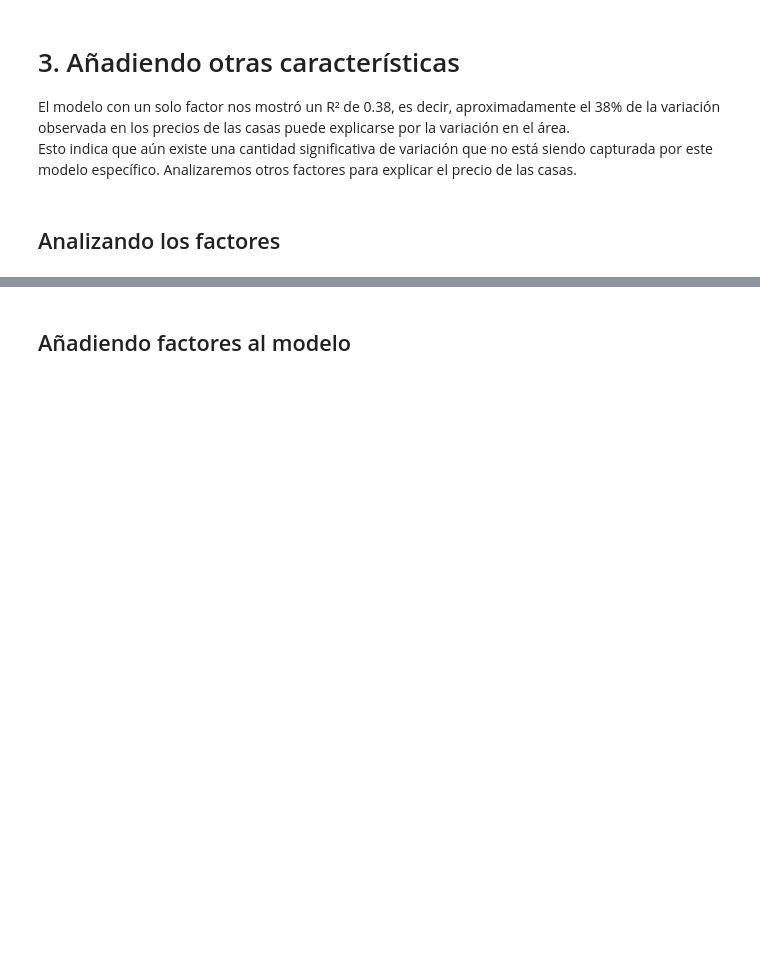
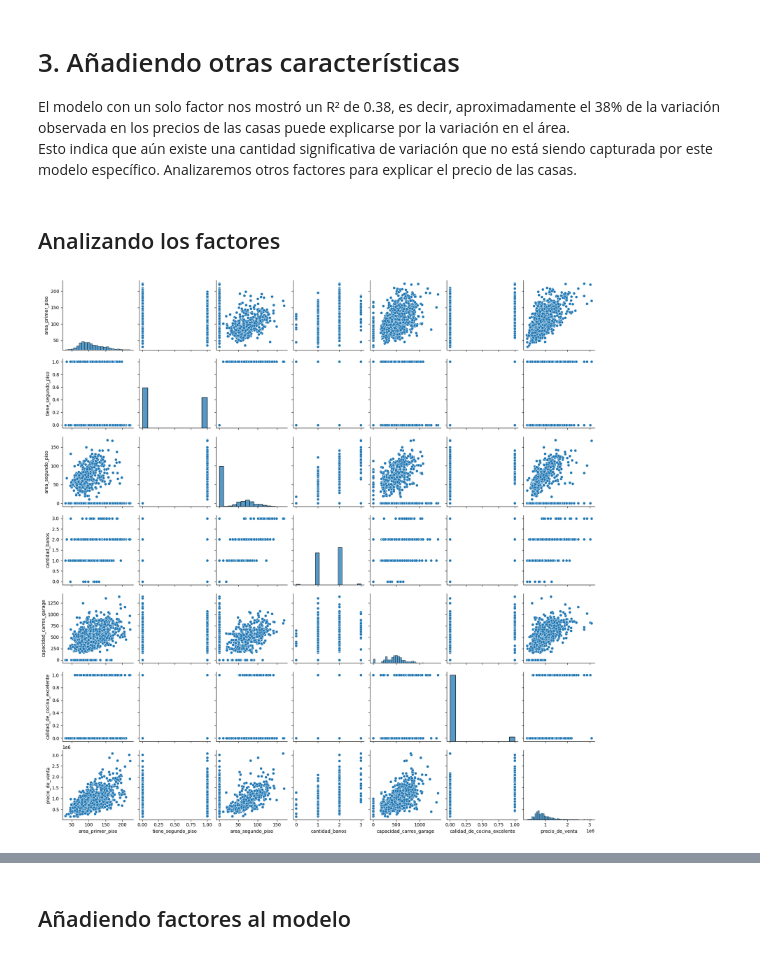
Before and after one commit to Cesar-Curitol/Relajaciones_con_regresion_lineal, a Jupyter notebook: precios_de_inmuebles_regresion_lineal.ipynb, the cells around one changed output, grey strips where cells are left out. Saved outputs shown, nothing was run; the diff lists cells and outputs as text; code cells hidden in the pictures; blank space fills up the shorter version.

```diff
--- a/precios_de_inmuebles_regresion_lineal.ipynb
+++ b/precios_de_inmuebles_regresion_lineal.ipynb
@@ -213,5 +270,9 @@ Esto indica que aún existe una cantidad significativa de variación que no est
 ## Analizando los factores
 # %%
 # cuáles otras características podrían explicar el precio de los inmuebles?
+sns.pairplot(datos)
+plt.show()
+# %% [output]
+[figure, added]
 # %%
 #Vamos a analizar solamente y_vars='precio_de_venta'
```
Also changed, not shown: parts of 19 cells of this notebook.
